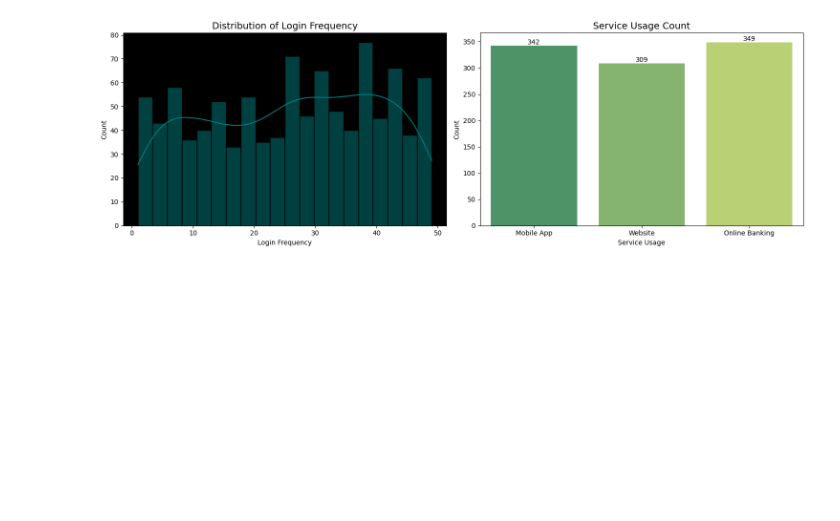
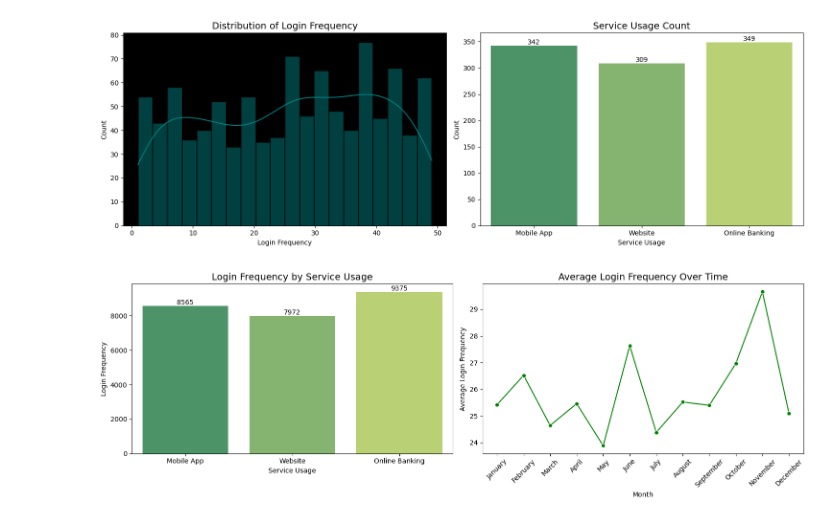
Before and after one commit to Akshay-Paunikar/Forage_Virtual_Internship_Program, a Jupyter notebook: LLYODS_BANKING_GROUP/01_Task_1_Data_gathering_and_exploratory_analysis/Task_1_Data_gathering_and_exploratory_analysis.ipynb, the cells around one changed output. Drawn from its saved outputs; the diff is of its cells as text; code cells hidden in the pictures; blank space fills up the shorter version.

Commit message:
LLOYDS - Task 1 - activity data: bivariate analysis

```diff
--- a/LLYODS_BANKING_GROUP/01_Task_1_Data_gathering_and_exploratory_analysis/Task_1_Data_gathering_and_exploratory_analysis.ipynb
+++ b/LLYODS_BANKING_GROUP/01_Task_1_Data_gathering_and_exploratory_analysis/Task_1_Data_gathering_and_exploratory_analysis.ipynb
@@ -949,3 +949,40 @@ plt.tight_layout()
 plt.show()
 # %% [output]
 [figure]
+# %%
+plt.figure(figsize=(15,5))
+
+# Login Frequency vs. Service Usage
+ax1 = plt.subplot2grid((1,2),(0,0))
+
+sns.barplot(data=activity, x='ServiceUsage', y='LoginFrequency', palette='summer', ci=None, estimator=np.sum, ax=ax1)
+for i in ax1.containers:
+    plt.bar_label(i)
+plt.title('Login Frequency by Service Usage', fontsize=14)
+plt.xlabel('Service Usage')
+plt.ylabel('Login Frequency')
+
+# Login Frequency over Time (by month)
+ax2 = plt.subplot2grid((1,2),(0,1))
+
+# Define the order of months
+month_order = ['January', 'February', 'March', 'April', 'May', 'June',
+               'July', 'August', 'September', 'October', 'November', 'December']
+
+# Group by Month in the correct order and calculate the mean LoginFrequency
+monthly_login = activity.groupby('Log_Month', sort=False)['LoginFrequency'].mean().reset_index()
+
+# Sort the DataFrame by month using the predefined order
+monthly_login['Log_Month'] = pd.Categorical(monthly_login['Log_Month'], categories=month_order, ordered=True)
+monthly_login = monthly_login.sort_values('Log_Month')
+
+sns.lineplot(data=monthly_login, x='Log_Month', y='LoginFrequency', marker='o', color='green', ax=ax2)
+plt.title('Average Login Frequency Over Time', fontsize=14)
+plt.xlabel('Month')
+plt.ylabel('Average Login Frequency')
+plt.xticks(rotation=45)
+
+plt.tight_layout()
+plt.show()
+# %% [output]
+[figure, added]
```
Also changed, not shown: parts of 1 cell of this notebook.
